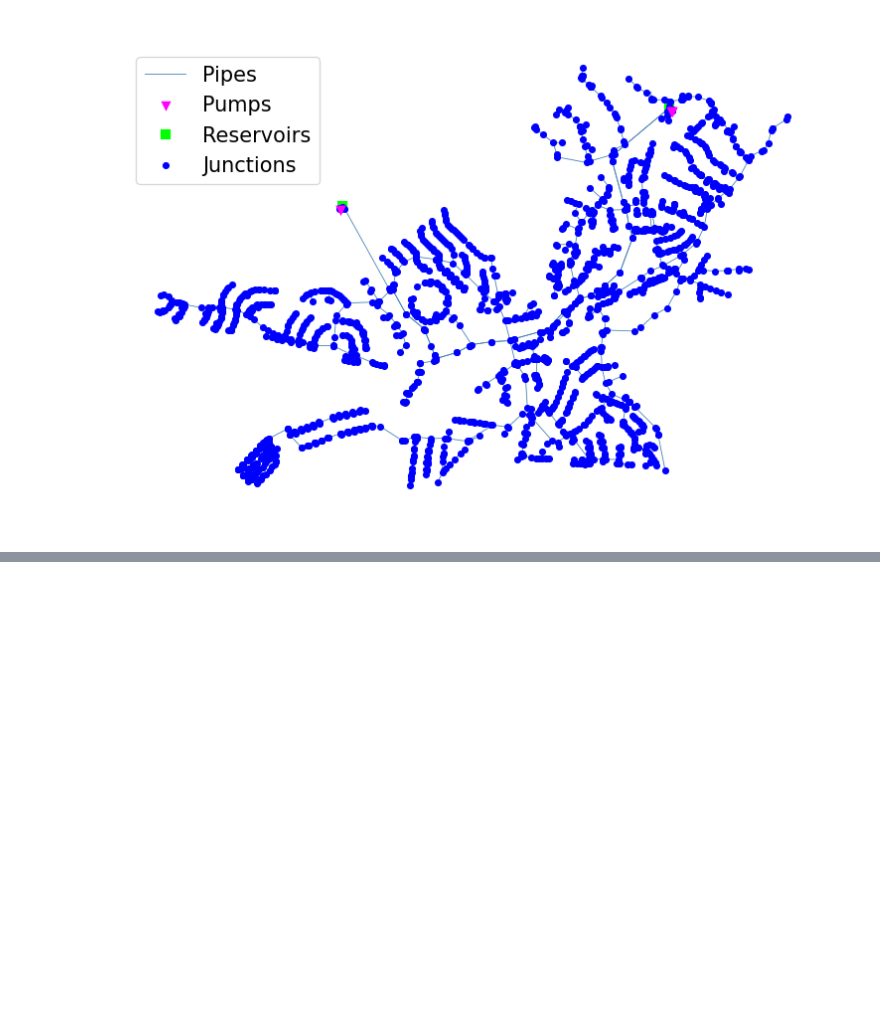
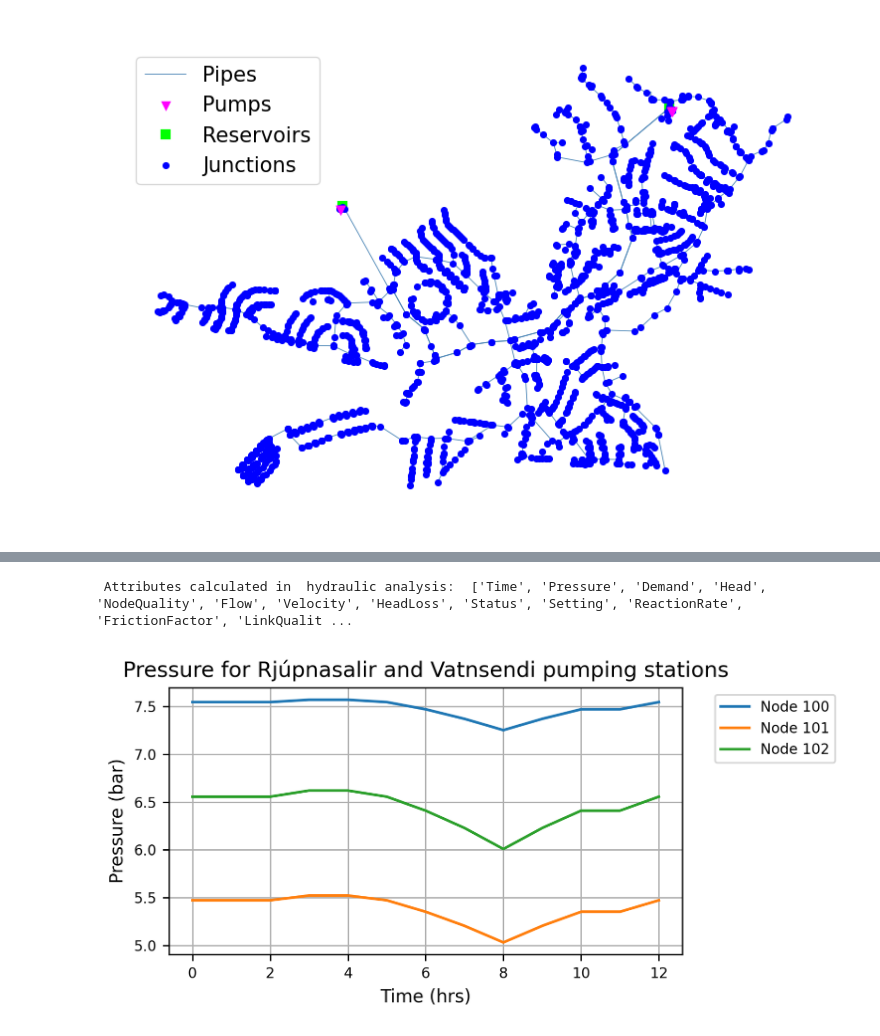
Before and after one commit to frodibrooks/OptimisedHeating, a Jupyter notebook: Epanet_python/Simulate_Vatnsendi.ipynb, the cells around one changed output, grey strips where cells are left out. Drawn from its saved outputs; the diff is of its cells as text; code cells hidden in the pictures; blank space fills up the shorter version.

Commit message:
pressure og flow komið, vantar að exctracta power usage

```diff
--- a/Epanet_python/Simulate_Vatnsendi.ipynb
+++ b/Epanet_python/Simulate_Vatnsendi.ipynb
@@ -75,0 +26,24 @@ IndexError: list index out of range
+# %%
+# Run hydraulic analysis of a network
+# Hydraulic analysis using binary file
+# (This function ignore events)
+hyd_res = d.getComputedTimeSeries()
+print(f" Attributes calculated in  hydraulic analysis:  {list(hyd_res.to_dict().keys())}")
+# Change time-stamps from seconds to hours
+hrs_time = hyd_res.Time/3600
+# %% [output]
+ Attributes calculated in  hydraulic analysis:  ['Time', 'Pressure', 'Demand', 'Head', 'NodeQuality', 'Flow', 'Velocity', 'HeadLoss', 'Status', 'Setting', 'ReactionRate', 'FrictionFactor', 'LinkQualit ...
+# %%
+def get_node_indices(d, node_names_input):
+    # Get the list of node names
+    node_names = d.getNodeNameID()
+
+    # Create a dictionary to map node names to indices using the list's index method
+    node_name_to_index = {name: index for index, name in enumerate(node_names)}
+
+    # Return a list of indices corresponding to the input node names
+    node_indices = [node_name_to_index.get(name, None)+1 for name in node_names_input]
+
+    return node_indices
+# node_input_names = ['100','101','102']
+# node_indices = get_node_indices(d,node_input_names)
@@ -75,0 +58,38 @@ IndexError: list index out of range
+# %%
+
+
+node_input_names = ['100','101','102']
+node_indices = get_node_indices(d,node_input_names)
+# Conversion factor from meters of water to bar
+meters_to_bar = 0.0980665  # 1 meter of water = 0.0980665 bar
+
+# Plot node pressures for specific nodes
+node_names = d.getNodeNameID(node_indices)
+
+# Create a figure
+plt.figure(figsize=(6, 3))
+
+# Loop through each node index and plot the corresponding pressure
+for index in node_indices:
+    # Convert pressure from meters to bar
+    pressure_in_bar = hyd_res.Pressure[:, index - 1] * meters_to_bar
+    plt.plot(hrs_time, pressure_in_bar, label=f'Node {d.getNodeNameID(index)}')
+
+# Customize the plot
+plt.title('Pressure for Rjúpnasalir and Vatnsendi pumping stations')
+plt.xlabel('Time (hrs)')
+plt.ylabel('Pressure (bar)')  # Updated ylabel to reflect pressure in bars
+
+# Add a grid for better visualization
+plt.grid(True)
+
+# Move the legend outside the plot (to the right)
+plt.legend(loc='upper left', bbox_to_anchor=(1.05, 1), fontsize=8)
+
+# Adjust layout to prevent clipping of legend
+plt.tight_layout()
+
+# Show the plot
+plt.show()
+# %% [output]
+[figure, added]
```
Also changed, not shown: parts of 10 cells of this notebook, 4 other files.
